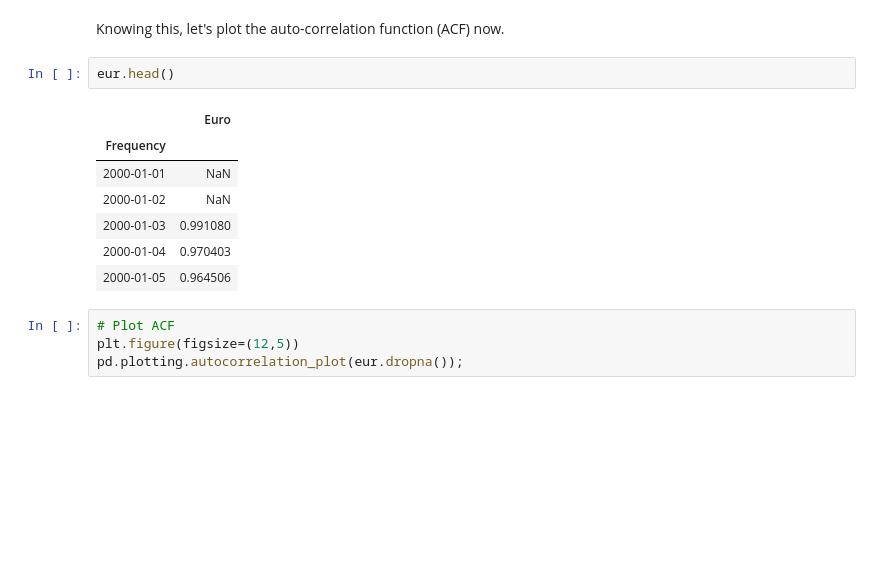
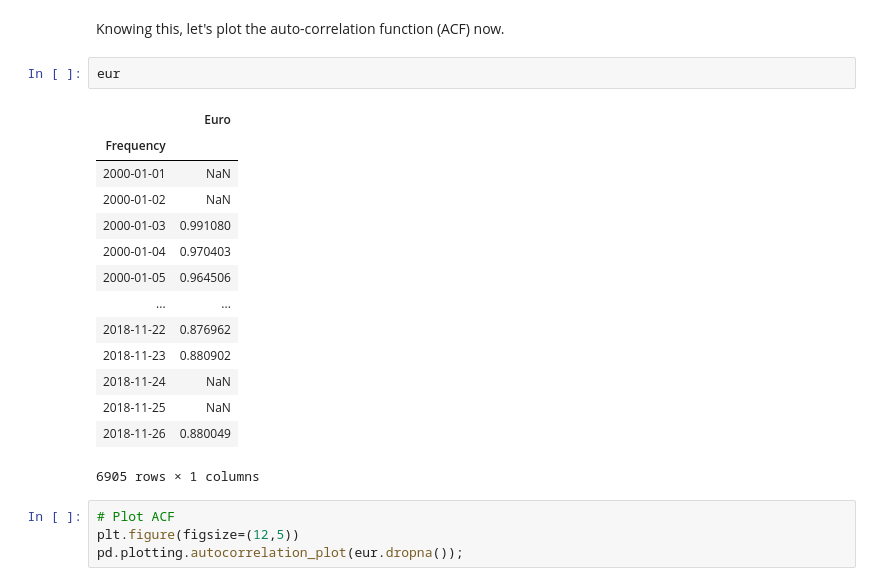
Before and after one commit to halpert3/dsc-corr-autocorr-in-time-series-lab-onl01-dtsc-pt-070620, a Jupyter notebook: index.ipynb, the cells around one changed output. Saved outputs shown, nothing was run; the diff lists cells and outputs as text; blank space fills up the shorter version.

```diff
--- a/index.ipynb
+++ b/index.ipynb
@@ -164,15 +164,22 @@ lag_50.corr()
 # %% [markdown]
 Knowing this, let's plot the auto-correlation function (ACF) now.
 # %%
-eur.head()
+eur
 # %% [output]
 |  | Euro |
 | Frequency |  |
 | 2000-01-01 | NaN |
 | 2000-01-02 | NaN |
 | 2000-01-03 | 0.991080 |
 | 2000-01-04 | 0.970403 |
 | 2000-01-05 | 0.964506 |
+| ... | ... |
+| 2018-11-22 | 0.876962 |
+| 2018-11-23 | 0.880902 |
+| 2018-11-24 | NaN |
+| 2018-11-25 | NaN |
+| 2018-11-26 | 0.880049 |
+6905 rows × 1 columns
 # %%
 # Plot ACF
 plt.figure(figsize=(12,5))
```
